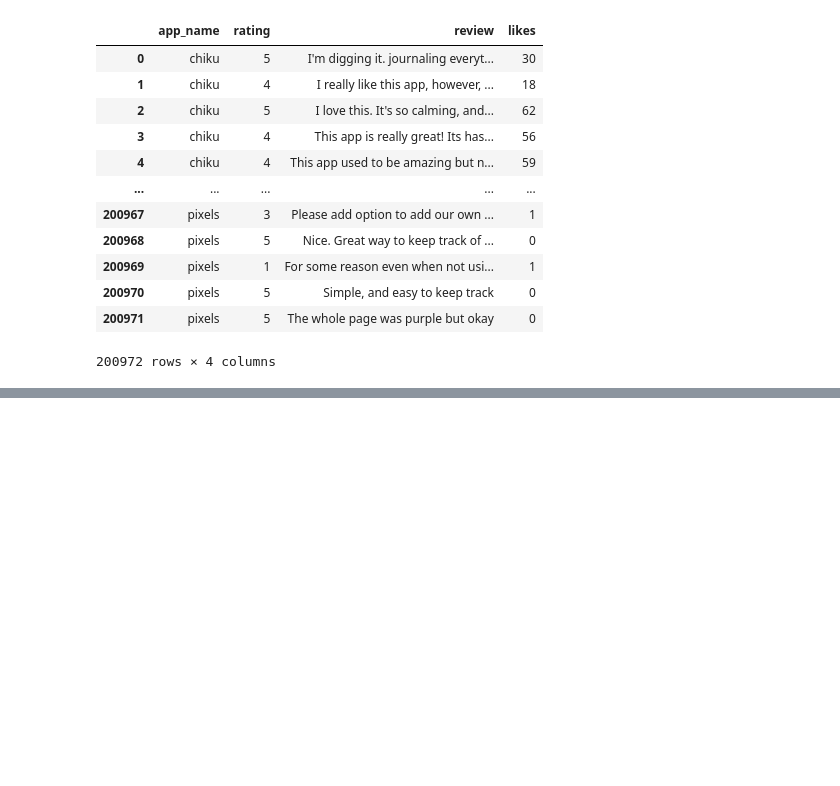
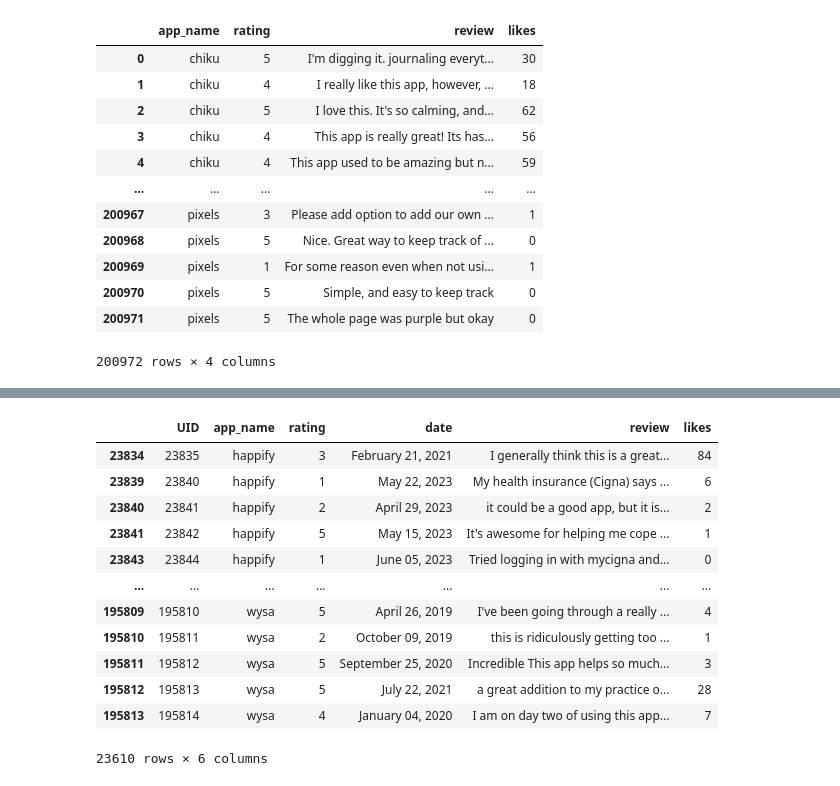
Before and after one commit to Break-Through-Tech/Cornell-1A-ai-companion-risk-radar, a Jupyter notebook: notebooks/EDA_Data.ipynb, the cells around one changed output, grey strips where cells are left out. Cells and saved outputs as stored; diff of their text form; code cells hidden in the pictures; blank space fills up the shorter version.

```diff
--- a/notebooks/EDA_Data.ipynb
+++ b/notebooks/EDA_Data.ipynb
@@ -286,0 +305,31 @@ potential_dataset
+# %%
+#Date each app is confirmed to have a conversational agent
+
+agent_start_dates = {
+    'wysa': '2016-10-01',
+    'woebot': '2017-06-01',
+    'sevencups': '2014-10-01',
+    'healthily': '2015-11-01',
+    'happify': '2020-11-19',
+    'youper': '2017-01-01',
+    'amaha': '2020-04-01',
+    'voidpet': '2023-04-02',
+}
+agent_start_dates = {app: pd.Timestamp(d) for app, d in agent_start_dates.items()}
+
+df_data['date_parsed'] = pd.to_datetime(df_data['date'], format='%B %d, %Y')
+# %%
+#Keep only the chatbot apps, then only reviews on or after each app's agent start date
+
+df_agent = df_data[df_data['app_name'].isin(agent_start_dates.keys())].copy()
+df_agent['agent_start_date'] = df_agent['app_name'].map(agent_start_dates)
+df_agent_filtered = df_agent[df_agent['date_parsed'] >= df_agent['agent_start_date']]
+
+summary = pd.DataFrame({
+    'agent_start_date': pd.Series(agent_start_dates).dt.date,
+    'reviews_before': df_agent['app_name'].value_counts(),
+    'reviews_kept': df_agent_filtered['app_name'].value_counts(),
+    'first_review_kept': df_agent_filtered.groupby('app_name')['date_parsed'].min().dt.date,
+})
+summary['reviews_dropped'] = summary['reviews_before'] - summary['reviews_kept']
+summary
@@ -286,0 +346,21 @@ potential_dataset
+# %%
+#Save the filtered chatbot-review dataset
+
+agent_dataset = df_agent_filtered[['UID', 'app_name', 'rating', 'date', 'review', 'likes']]
+agent_dataset.to_csv('../data/agent_reviews_filtered.csv', index=False)
+agent_dataset.shape
+agent_dataset
+# %% [output]
+|  | UID | app_name | rating | date | review | likes |
+| 23834 | 23835 | happify | 3 | February 21, 2021 | I generally think this is a great... | 84 |
+| 23839 | 23840 | happify | 1 | May 22, 2023 | My health insurance (Cigna) says ... | 6 |
+| 23840 | 23841 | happify | 2 | April 29, 2023 | it could be a good app, but it is... | 2 |
+| 23841 | 23842 | happify | 5 | May 15, 2023 | It's awesome for helping me cope ... | 1 |
+| 23843 | 23844 | happify | 1 | June 05, 2023 | Tried logging in with mycigna and... | 0 |
+| ... | ... | ... | ... | ... | ... | ... |
+| 195809 | 195810 | wysa | 5 | April 26, 2019 | I've been going through a really ... | 4 |
+| 195810 | 195811 | wysa | 2 | October 09, 2019 | this is ridiculously getting too ... | 1 |
+| 195811 | 195812 | wysa | 5 | September 25, 2020 | Incredible This app helps so much... | 3 |
+| 195812 | 195813 | wysa | 5 | July 22, 2021 | a great addition to my practice o... | 28 |
+| 195813 | 195814 | wysa | 4 | January 04, 2020 | I am on day two of using this app... | 7 |
+23610 rows × 6 columns
```
Also changed, not shown: parts of 4 cells of this notebook.
